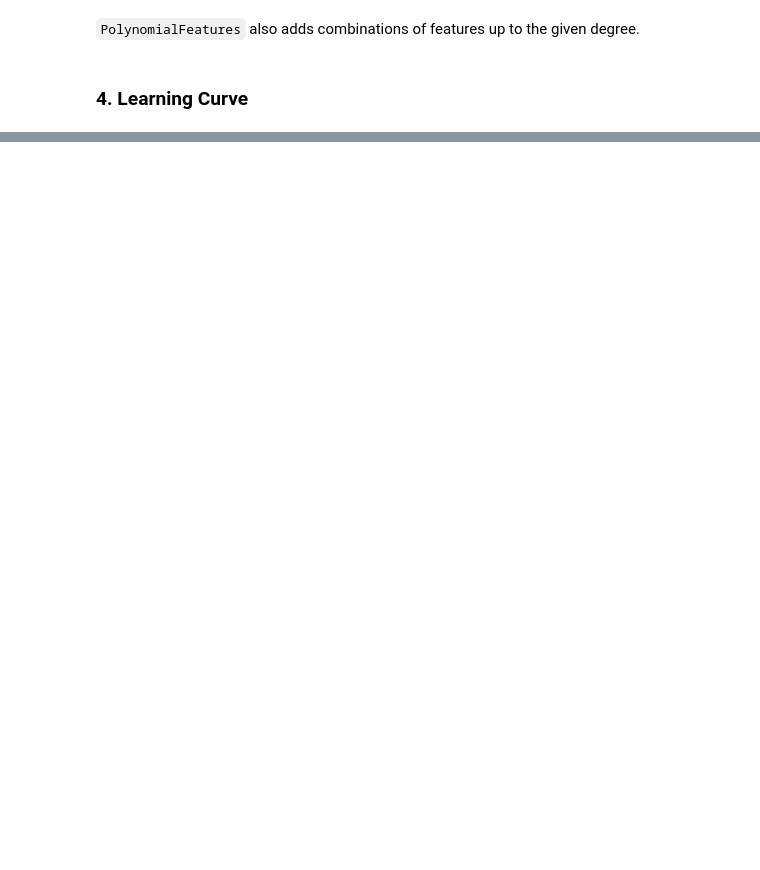
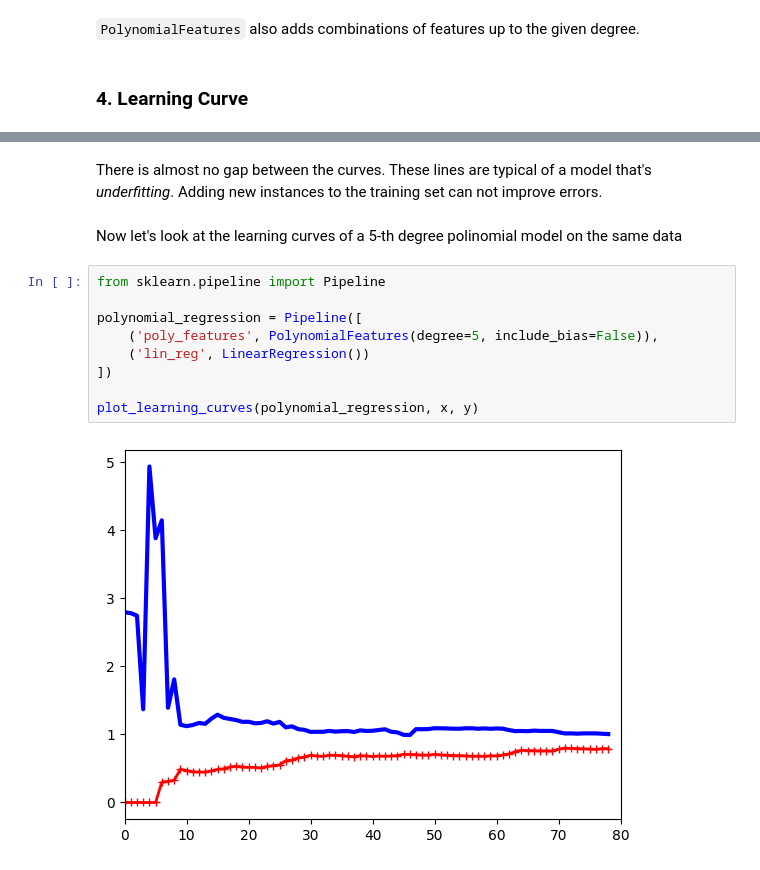
Before and after one commit to neofluar/kaggle, a Jupyter notebook: regression/regression.ipynb, the cells around one changed output, grey strips where cells are left out. Drawn from its saved outputs; the diff is of its cells as text; blank space fills up the shorter version.

```diff
--- a/regression/regression.ipynb
+++ b/regression/regression.ipynb
@@ -185,0 +211,15 @@ plt.show()
+# %% [markdown]
+There is almost no gap between the curves. These lines are typical of a model that's *underfitting*. Adding new instances to the training set can not improve errors.
+# %% [markdown]
+Now let's look at the learning curves of a 5-th degree polinomial model on the same data
+# %%
+from sklearn.pipeline import Pipeline
+
+polynomial_regression = Pipeline([
+    ('poly_features', PolynomialFeatures(degree=5, include_bias=False)),
+    ('lin_reg', LinearRegression())
+])
+
+plot_learning_curves(polynomial_regression, x, y)
+# %% [output]
+[figure, added]
```
Also changed, not shown: parts of 19 cells of this notebook, 1 other file.
